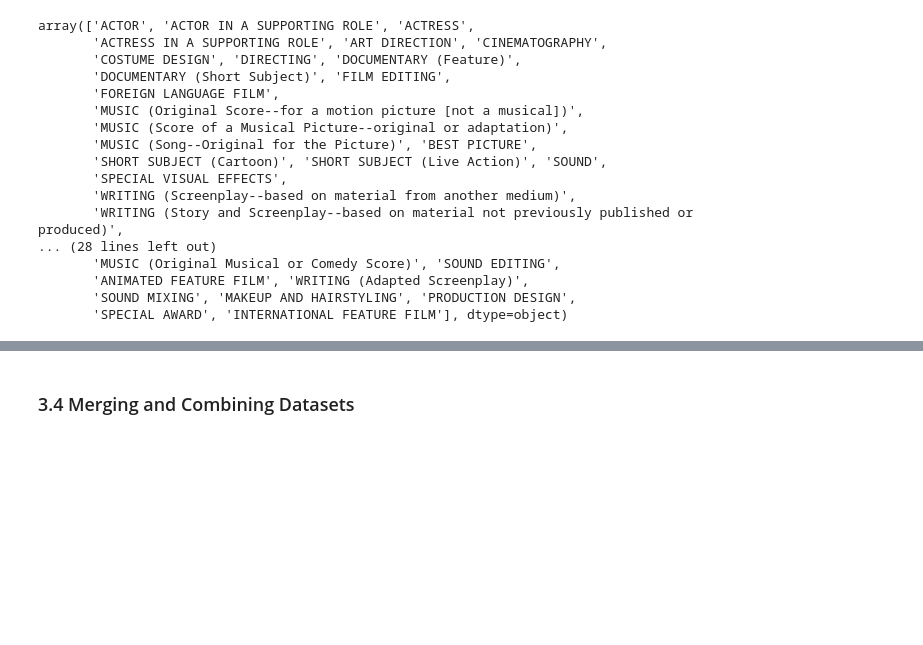
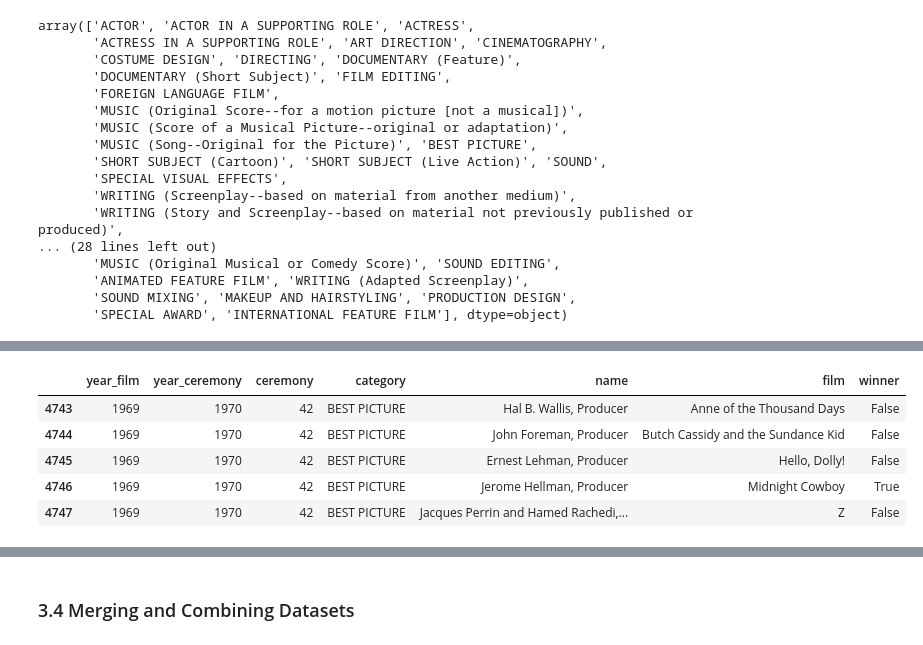
Before and after one commit to valentinav21/microsoft-movie-analysis, a Jupyter notebook: notebook.ipynb, the cells around one changed output, grey strips where cells are left out. Cells and saved outputs as stored; diff of their text form; code cells hidden in the pictures; blank space fills up the shorter version.

```diff
--- a/notebook.ipynb
+++ b/notebook.ipynb
@@ -446,0 +532,13 @@ array(['ACTOR', 'ACTOR IN A SUPPORTING ROLE', 'ACTRESS',
+# %%
+#Separate bestt picture awards from film staff awards
+picture_awards = oscars_df[(oscars_df['category'].str.contains('picture', case=False)) &
+                           (~oscars_df['category'].str.contains('directing', case=False))]
+
+picture_awards.head()
+# %% [output]
+|  | year_film | year_ceremony | ceremony | category | name | film | winner |
+| 4743 | 1969 | 1970 | 42 | BEST PICTURE | Hal B. Wallis, Producer | Anne of the Thousand Days | False |
+| 4744 | 1969 | 1970 | 42 | BEST PICTURE | John Foreman, Producer | Butch Cassidy and the Sundance Kid | False |
+| 4745 | 1969 | 1970 | 42 | BEST PICTURE | Ernest Lehman, Producer | Hello, Dolly! | False |
+| 4746 | 1969 | 1970 | 42 | BEST PICTURE | Jerome Hellman, Producer | Midnight Cowboy | True |
+| 4747 | 1969 | 1970 | 42 | BEST PICTURE | Jacques Perrin and Hamed Rachedi,... | Z | False |
```
Also changed, not shown: parts of 33 cells of this notebook.
